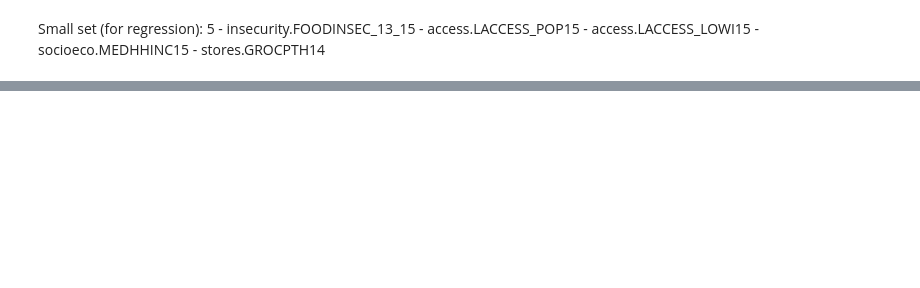
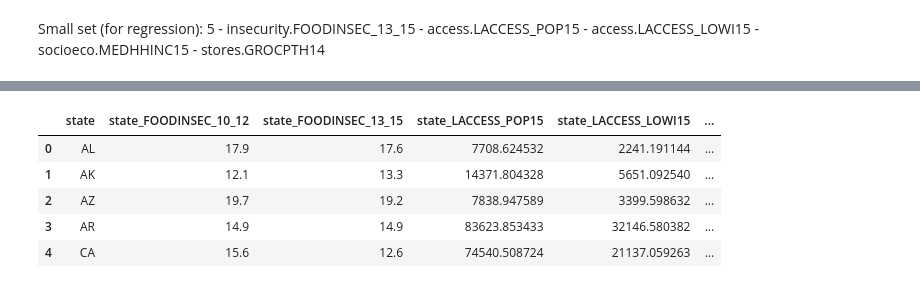
Before and after one commit to chriscross00/projects, a Jupyter notebook: food_security/notebooks/generate_regression_data.ipynb, the cells around one changed output, grey strips where cells are left out. Saved outputs shown, nothing was run; the diff lists cells and outputs as text; code cells hidden in the pictures; blank space fills up the shorter version.

```diff
--- a/food_security/notebooks/generate_regression_data.ipynb
+++ b/food_security/notebooks/generate_regression_data.ipynb
@@ -44,0 +53,17 @@ regression_short.head()
+# %%
+def normalize_state_data(df, col_name, new_col_name):
+    """Gives the state mean of county data for a given feature.
+
+    Args:
+        df(var): The name of the dataframe which you are pulling the col_name from.
+        col_name(str): A given column name.
+        new_col_name(str): A new name for the regression_short dataframe. Name must began with 'state_'.
+
+    Returns:
+        regression_short(dataframe): With a new column appended.
+    """
+    temp = pd.DataFrame(df.groupby(['State'])[col_name].sum() / county_count_per_state)
+    temp.reset_index(drop=True, inplace=True)
+
+    if new_col_name not in list(regression_short.columns):
+        regression_short[new_col_name] = temp[0]
@@ -44,0 +90,19 @@ regression_short.head()
+# %%
+regression_short = pd.DataFrame()
+
+regression_short['state'] = insecurity.groupby(['State'])['State'].head(1)
+regression_short['state_FOODINSEC_10_12'] = insecurity.groupby(['State'])['FOODINSEC_10_12'].head(1)
+regression_short['state_FOODINSEC_13_15'] = insecurity.groupby(['State'])['FOODINSEC_13_15'].head(1)
+regression_short.reset_index(drop=True, inplace=True)
+
+normalize_state_data(access, 'LACCESS_POP15', 'state_LACCESS_POP15')
+normalize_state_data(access, 'LACCESS_LOWI15', 'state_LACCESS_LOWI15')
+normalize_state_data(socioeco, 'MEDHHINC15', 'state_MEDHHINC15')
+normalize_state_data(stores, 'GROCPTH14', 'state_GROCPTH14')
+# %% [output]
+|  | state | state_FOODINSEC_10_12 | state_FOODINSEC_13_15 | state_LACCESS_POP15 | state_LACCESS_LOWI15 | ... |
+| 0 | AL | 17.9 | 17.6 | 7708.624532 | 2241.191144 | ... |
+| 1 | AK | 12.1 | 13.3 | 14371.804328 | 5651.092540 | ... |
+| 2 | AZ | 19.7 | 19.2 | 7838.947589 | 3399.598632 | ... |
+| 3 | AR | 14.9 | 14.9 | 83623.853433 | 32146.580382 | ... |
+| 4 | CA | 15.6 | 12.6 | 74540.508724 | 21137.059263 | ... |
```
Also changed, not shown: parts of 4 cells of this notebook, 1 other file.
